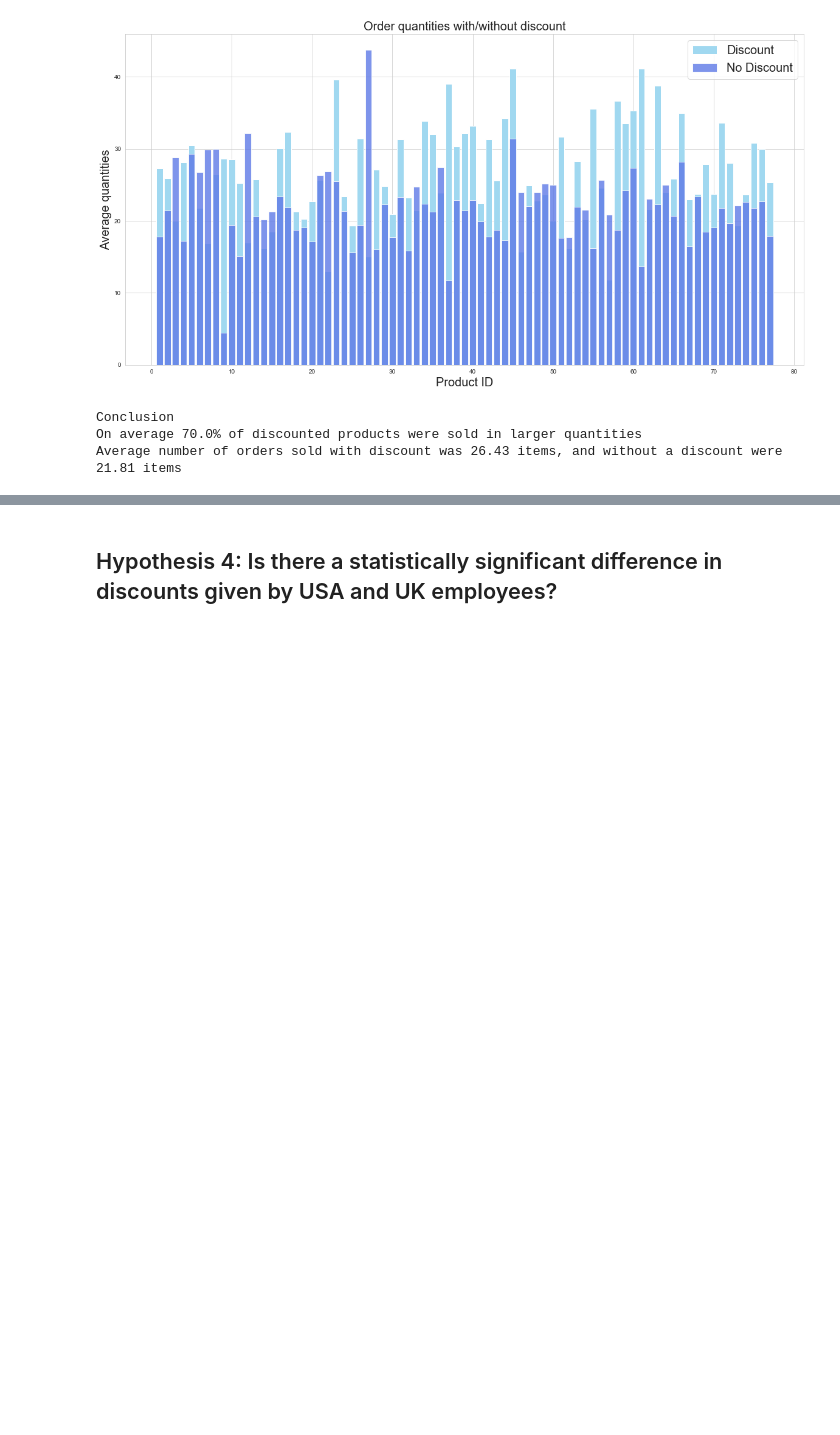
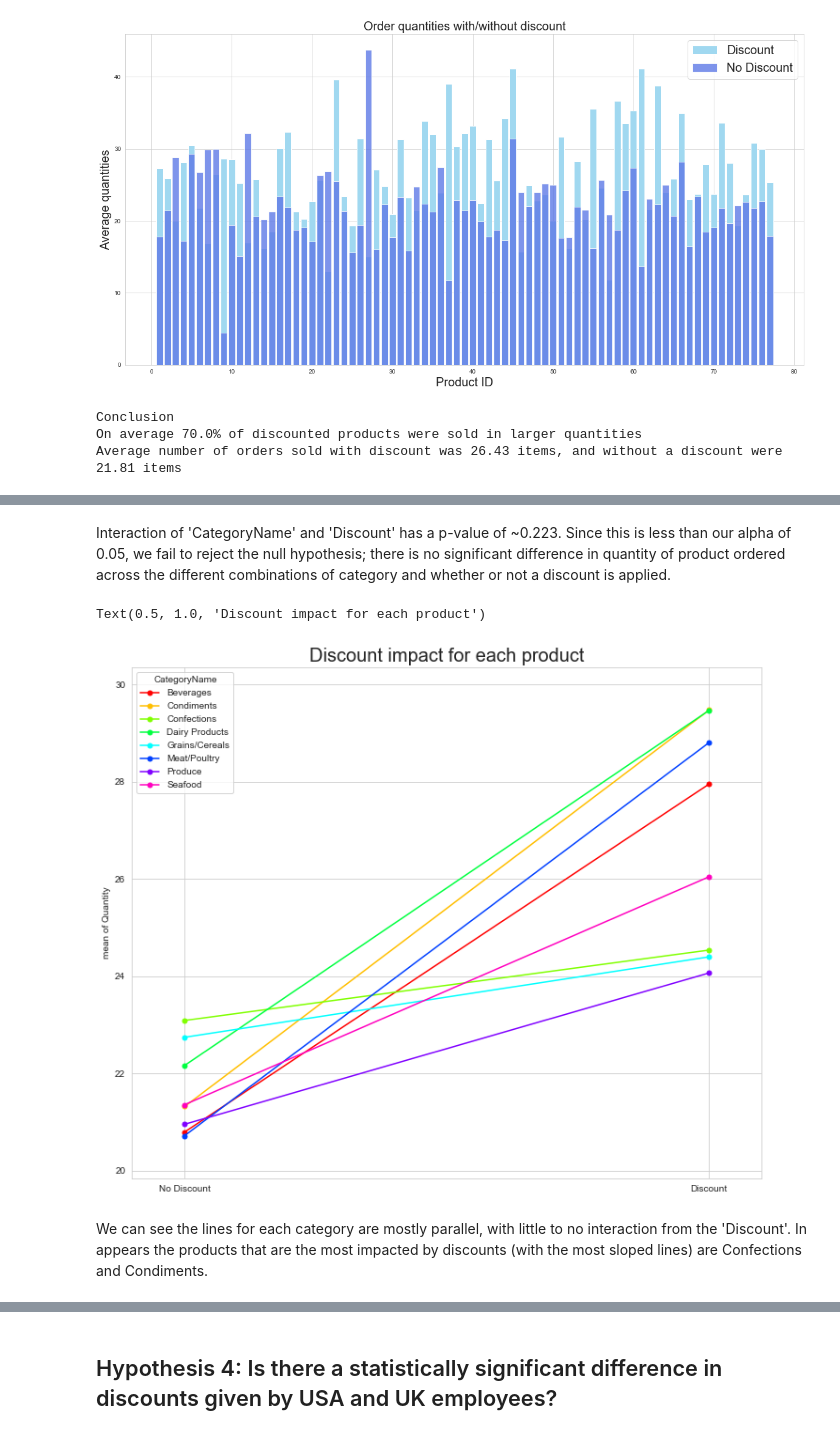
Before and after one commit to melisabardhi/Project2, a Jupyter notebook: Project 2.ipynb, the cells around one changed output, grey strips where cells are left out. Cells and saved outputs as stored; diff of their text form; code cells hidden in the pictures; blank space fills up the shorter version.

```diff
--- a/Project 2.ipynb
+++ b/Project 2.ipynb
@@ -847,0 +610,5 @@ discounts_df
+# %%
+# Read all tables
+table_names = list(cur.execute('''SELECT name FROM sqlite_master WHERE TYPE = 'table'
+''').fetchall())
+table_names
@@ -847,0 +650,15 @@ discounts_df
+# %%
+# Join the 'products' table to the 'order-details' table
+# Merge that table with the 'categories' table
+prod_ord_details = pd.merge(products,
+                  order_details,
+                  left_on='Id',
+                  right_on='ProductId',
+                  how='left')
+prod_cat = pd.merge(prod_ord_details,
+                  categories,
+                  left_on='CategoryId',
+                  right_on='Id',
+                  how='left')
+# Preview
+prod_cat.head()
@@ -847,0 +672,4 @@ discounts_df
+# %%
+# View quantity, discount only for each product category
+q2_data = prod_cat[['Quantity', 'Discount', 'CategoryName']]
+q2_data.head()
@@ -847,0 +683,3 @@ discounts_df
+# %%
+# Binary conversion: make all values of discount >0 1 and leave no discount instances as 0
+q2_data['Discount'] = q2_data['Discount'].apply(lambda x: 1 if x > 0 else 0)
@@ -847,0 +700,14 @@ discounts_df
+# %% [markdown]
+Interaction of 'CategoryName' and 'Discount' has a p-value of ~0.223. Since this is less than our alpha of 0.05, we fail to reject the null hypothesis; there is no significant difference in quantity of product ordered across the different combinations of category and whether or not a discount is applied.
+# %%
+# View interaction plot of variables
+plt.figure(figsize=(12,10))
+fig = interaction_plot(q2_data['Discount'],q2_data['CategoryName'],q2_data['Quantity'], ms=10, ax=plt.gca())
+plt.xticks(np.arange(0,1.5,step=1), ('No Discount', 'Discount'))
+plt.xlabel('',fontsize=20)
+plt.title('Discount impact for each product', fontsize=20)
+# %% [output]
+Text(0.5, 1.0, 'Discount impact for each product')
+[figure, added]
+# %% [markdown]
+We can see the lines for each category are mostly parallel, with little to no interaction from the 'Discount'. In appears the products that are the most impacted by discounts (with the most sloped lines) are Confections and Condiments.
```
Also changed, not shown: parts of 131 cells of this notebook, 2 other files.
